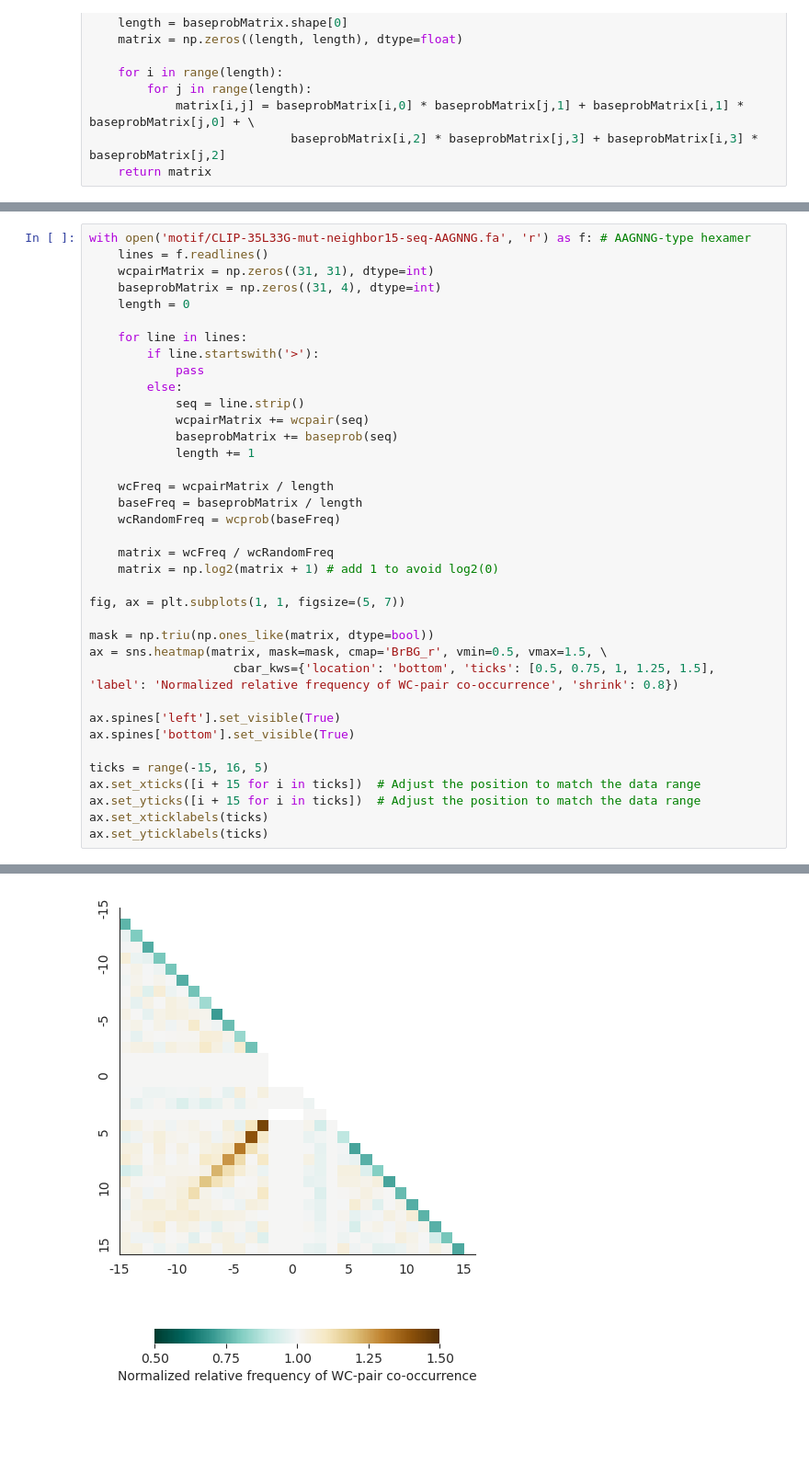
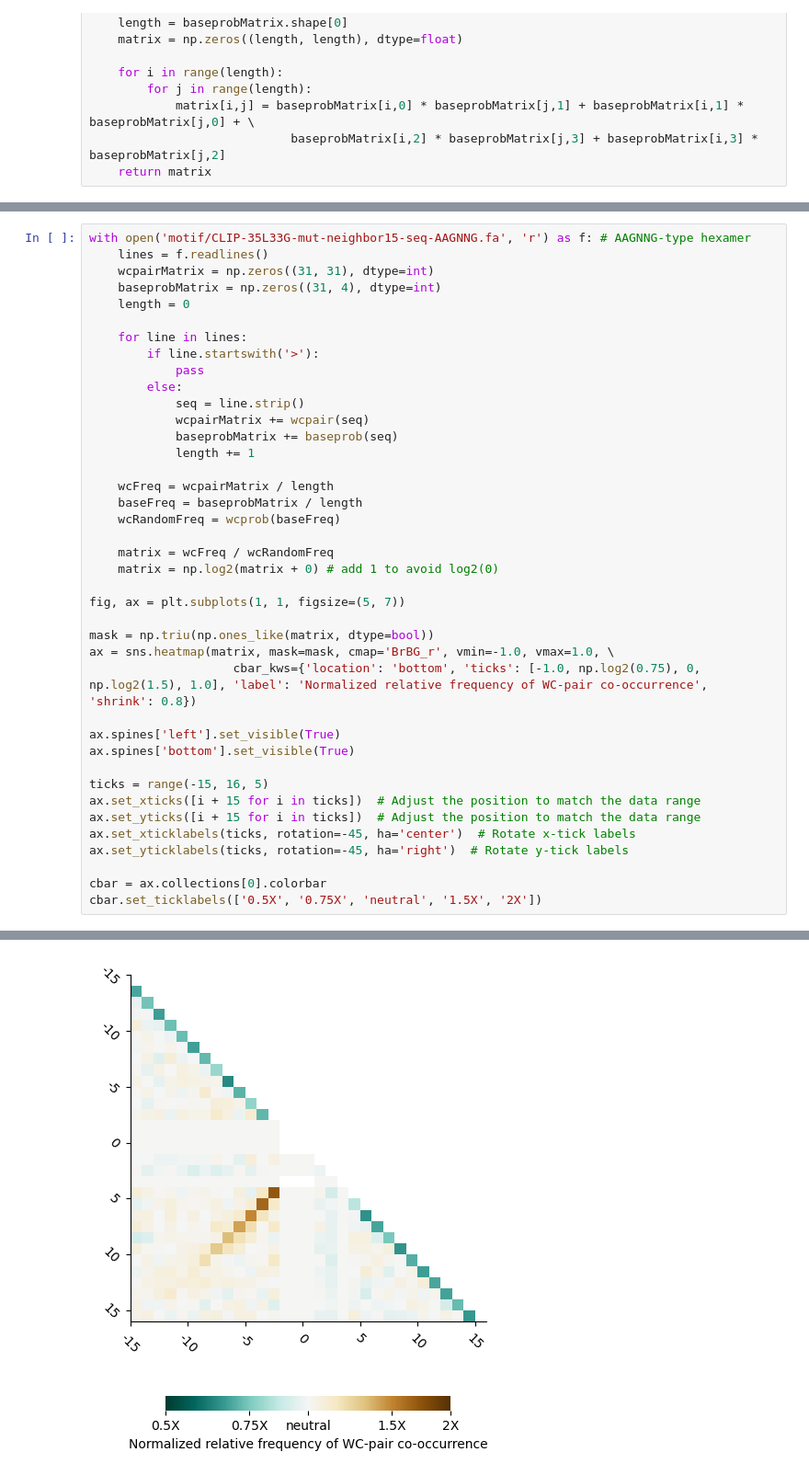
Before and after one commit to krchoihm/bioinfo1-project, a Jupyter notebook: Lin28a_binding_motif.ipynb, the cells around one changed output, grey strips where cells are left out. Shown at 92% size. Drawn from its saved outputs; the diff is of its cells as text; blank space fills up the shorter version.

Commit message:
Adjust ticks of axes and colorbar (FE1)

```diff
--- a/Lin28a_binding_motif.ipynb
+++ b/Lin28a_binding_motif.ipynb
@@ -173,13 +175,13 @@ with open('motif/CLIP-35L33G-mut-neighbor15-seq-AAGNNG.fa', 'r') as f: # AAGNNG-
     wcRandomFreq = wcprob(baseFreq)
 
     matrix = wcFreq / wcRandomFreq
-    matrix = np.log2(matrix + 1) # add 1 to avoid log2(0)
+    matrix = np.log2(matrix + 0) # add 1 to avoid log2(0)
 
 fig, ax = plt.subplots(1, 1, figsize=(5, 7))
 
 mask = np.triu(np.ones_like(matrix, dtype=bool))
-ax = sns.heatmap(matrix, mask=mask, cmap='BrBG_r', vmin=0.5, vmax=1.5, \
-                    cbar_kws={'location': 'bottom', 'ticks': [0.5, 0.75, 1, 1.25, 1.5], 'label': 'Normalized relative frequency of WC-pair co-occurrence', 'shrink': 0.8})
+ax = sns.heatmap(matrix, mask=mask, cmap='BrBG_r', vmin=-1.0, vmax=1.0, \
+                    cbar_kws={'location': 'bottom', 'ticks': [-1.0, np.log2(0.75), 0, np.log2(1.5), 1.0], 'label': 'Normalized relative frequency of WC-pair co-occurrence', 'shrink': 0.8})
 
 ax.spines['left'].set_visible(True)
 ax.spines['bottom'].set_visible(True)
@@ -187,6 +189,9 @@ ax.spines['bottom'].set_visible(True)
 ticks = range(-15, 16, 5)
 ax.set_xticks([i + 15 for i in ticks])  # Adjust the position to match the data range
 ax.set_yticks([i + 15 for i in ticks])  # Adjust the position to match the data range
-ax.set_xticklabels(ticks)
-ax.set_yticklabels(ticks)
+ax.set_xticklabels(ticks, rotation=-45, ha='center')  # Rotate x-tick labels
+ax.set_yticklabels(ticks, rotation=-45, ha='right')  # Rotate y-tick labels
+
+cbar = ax.collections[0].colorbar
+cbar.set_ticklabels(['0.5X', '0.75X', 'neutral', '1.5X', '2X'])
 # %% [output]
@@ -200,4 +198,4 @@ ax.set_yticklabels(ticks)
-[figure, old version]
+[figure, new version]
 # %%
 with open('motif/CLIP-35L33G-mut-neighbor15-seq-AAGNG.fa', 'r') as f: # AAGNG-type pentamer
     lines = f.readlines()
```
Also changed, not shown: parts of 3 cells of this notebook.
